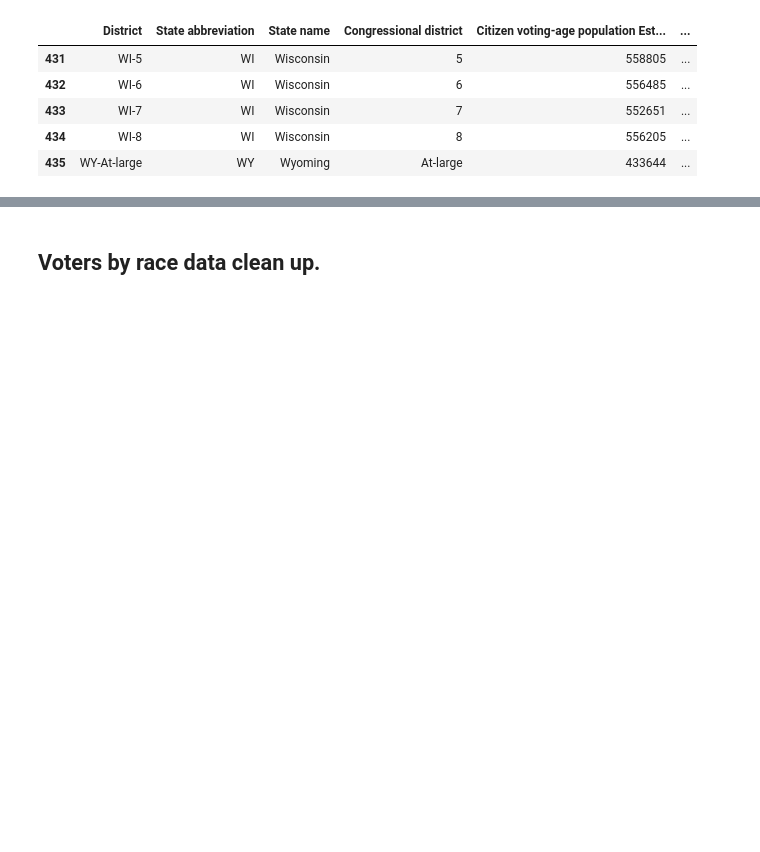
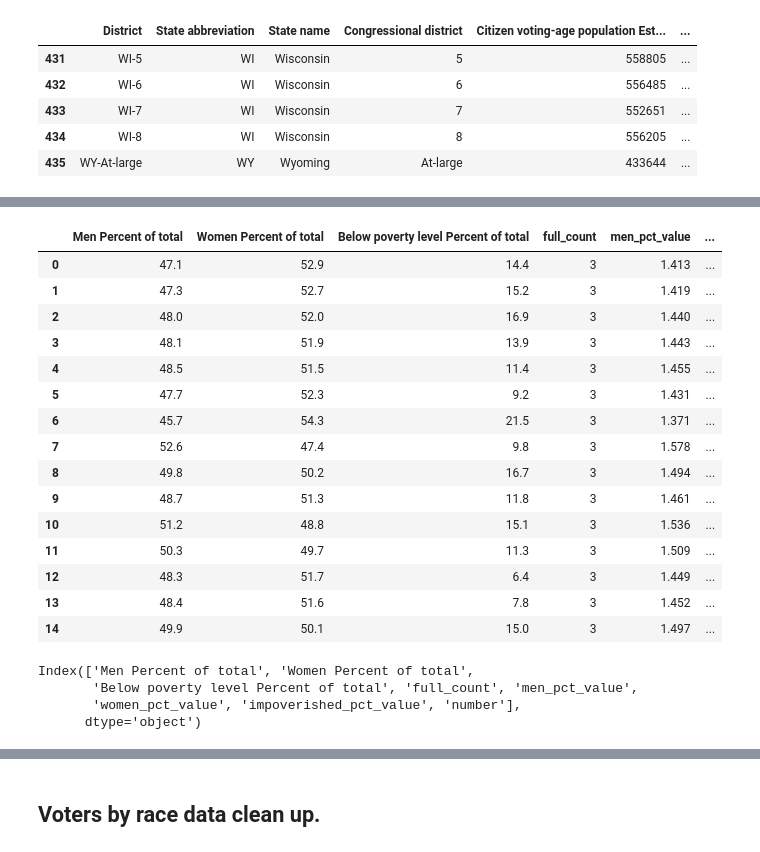
Before and after one commit to tthoang/Reading-Between-the-Gerrymandered-Lines, a Jupyter notebook: notebooks/demographics_eda.ipynb, the cells around one changed output, grey strips where cells are left out. Drawn from its saved outputs; the diff is of its cells as text; code cells hidden in the pictures; blank space fills up the shorter version.

Commit message:
final vote values

```diff
--- a/notebooks/demographics_eda.ipynb
+++ b/notebooks/demographics_eda.ipynb
@@ -893,0 +1028,10 @@ voting_sex_poverty.tail()
+# %%
+sex_poverty_percent = voting_sex_poverty[['Men Percent of total', 'Women Percent of total', 'Below poverty level Percent of total']]
+# %%
+#sex_poverty_percent
+sex_pov_percent_cleaned = []
+for ind,row in sex_poverty_percent.iterrows():
+    not_empty = row[row != 0.0]
+    sex_pov_percent_cleaned.append(not_empty)
+sex_pov_pct_cln = pd.concat(sex_pov_percent_cleaned, axis=1).T
+sex_pov_pct_cln
@@ -893,0 +1052,33 @@ voting_sex_poverty.tail()
+# %%
+sex_pov_pct_cln['full_count'] = sex_pov_pct_cln.apply(lambda x: x.count(), axis=1)
+# %%
+sex_pov_pct_cln['men_pct_value']= sex_pov_pct_cln['Men Percent of total']/(100/sex_pov_pct_cln['full_count'])
+sex_pov_pct_cln['women_pct_value']= sex_pov_pct_cln['Women Percent of total']/(100/sex_pov_pct_cln['full_count'])
+sex_pov_pct_cln['impoverished_pct_value']= sex_pov_pct_cln['Below poverty level Percent of total']/(100/sex_pov_pct_cln['full_count'])
+# %%
+sex_pov_pct_cln['number'] = np.arange(sex_pov_pct_cln.shape[0])
+sex_pov_pct_cln.head(15)
+# %% [output]
+|  | Men Percent of total | Women Percent of total | Below poverty level Percent of total | full_count | men_pct_value | ... |
+| 0 | 47.1 | 52.9 | 14.4 | 3 | 1.413 | ... |
+| 1 | 47.3 | 52.7 | 15.2 | 3 | 1.419 | ... |
+| 2 | 48.0 | 52.0 | 16.9 | 3 | 1.440 | ... |
+| 3 | 48.1 | 51.9 | 13.9 | 3 | 1.443 | ... |
+| 4 | 48.5 | 51.5 | 11.4 | 3 | 1.455 | ... |
+| 5 | 47.7 | 52.3 | 9.2 | 3 | 1.431 | ... |
+| 6 | 45.7 | 54.3 | 21.5 | 3 | 1.371 | ... |
+| 7 | 52.6 | 47.4 | 9.8 | 3 | 1.578 | ... |
+| 8 | 49.8 | 50.2 | 16.7 | 3 | 1.494 | ... |
+| 9 | 48.7 | 51.3 | 11.8 | 3 | 1.461 | ... |
+| 10 | 51.2 | 48.8 | 15.1 | 3 | 1.536 | ... |
+| 11 | 50.3 | 49.7 | 11.3 | 3 | 1.509 | ... |
+| 12 | 48.3 | 51.7 | 6.4 | 3 | 1.449 | ... |
+| 13 | 48.4 | 51.6 | 7.8 | 3 | 1.452 | ... |
+| 14 | 49.9 | 50.1 | 15.0 | 3 | 1.497 | ... |
+# %%
+sex_pov_pct_cln.columns
+# %% [output]
+Index(['Men Percent of total', 'Women Percent of total',
+       'Below poverty level Percent of total', 'full_count', 'men_pct_value',
+       'women_pct_value', 'impoverished_pct_value', 'number'],
+      dtype='object')
```
Also changed, not shown: parts of 26 cells of this notebook.
